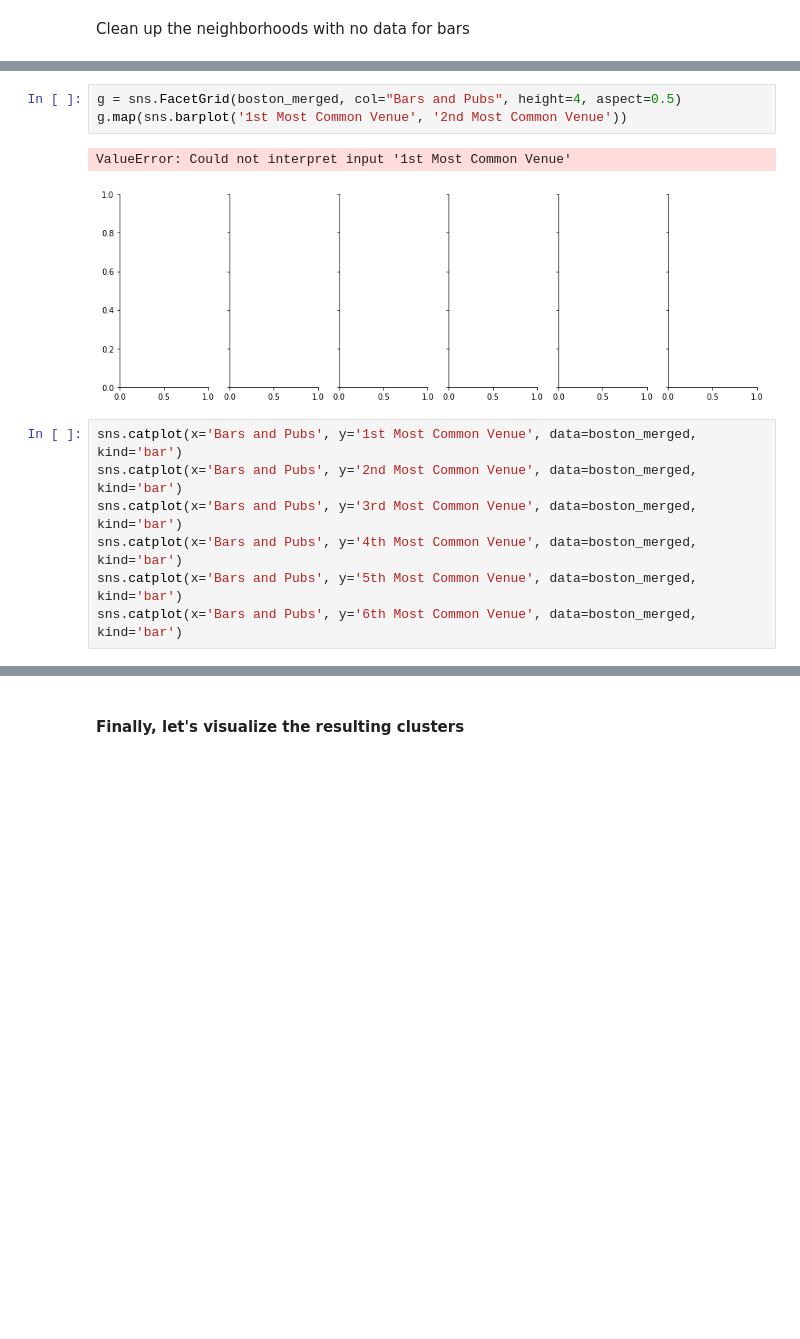
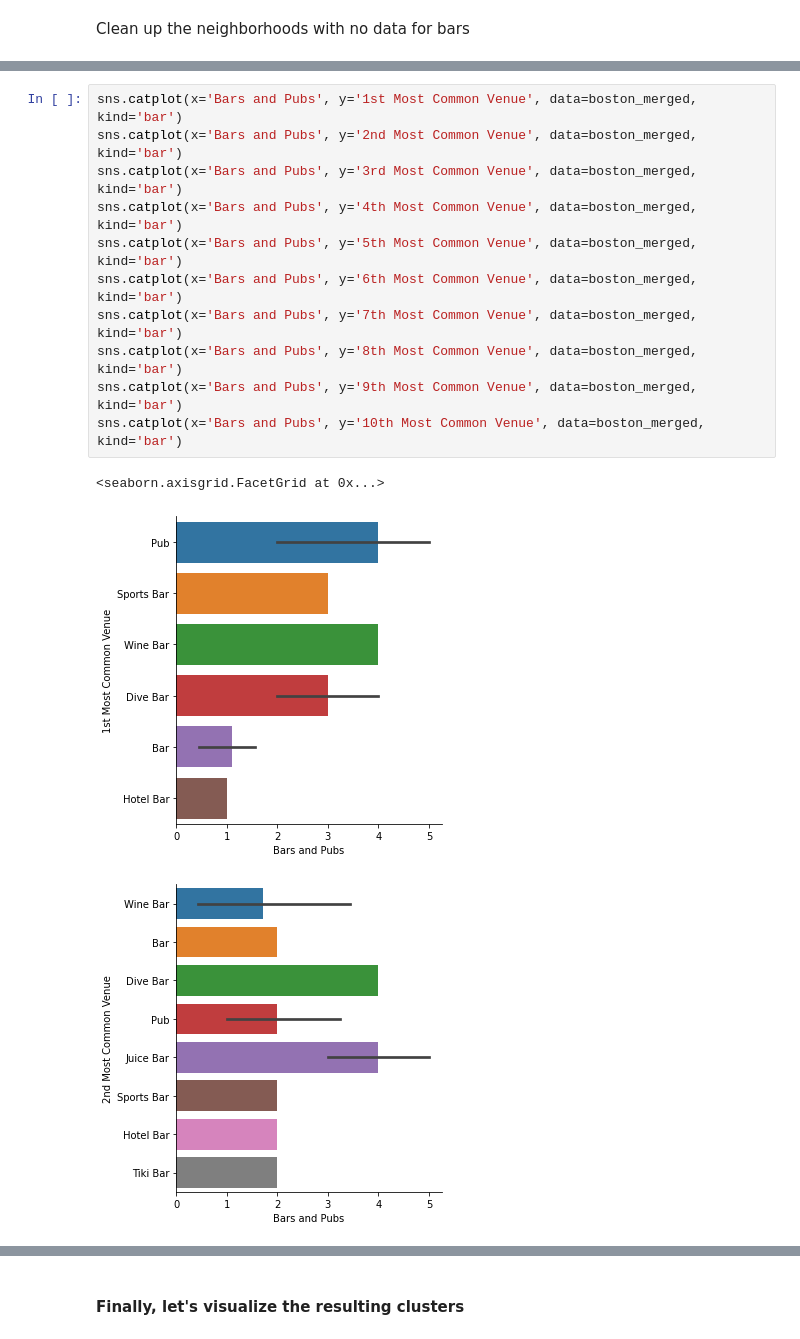
Before and after one commit to Ozzy878/Coursera_Capstone, a Jupyter notebook: Battle of the Neighborhoods/IBM_Final_CapstoneProject.ipynb, the cells around one changed output, grey strips where cells are left out. Saved outputs shown, nothing was run; the diff lists cells and outputs as text; blank space fills up the shorter version.

```diff
--- a/Battle of the Neighborhoods/IBM_Final_CapstoneProject.ipynb
+++ b/Battle of the Neighborhoods/IBM_Final_CapstoneProject.ipynb
@@ -633,16 +633,18 @@ boston_merged.head()
 | 3 | Longwood | 0.29 | 42.3367 | -71.0981 | 2.0 | Pub | Bar | ... |
 | 4 | Bay Village | 0.04 | 42.3488 | -71.0666 | 4.0 | Wine Bar | Dive Bar | ... |
 | 5 | Leather District | 0.02 | 42.3498 | -71.0584 | 4.0 | Dive Bar | Wine Bar | ... |
-# %%
-g = sns.FacetGrid(boston_merged, col="Bars and Pubs", height=4, aspect=0.5)
-g.map(sns.barplot('1st Most Common Venue', '2nd Most Common Venue'))
-# %% [output]
-ValueError: Could not interpret input '1st Most Common Venue'
-[figure, removed]
 # %%
 sns.catplot(x='Bars and Pubs', y='1st Most Common Venue', data=boston_merged, kind='bar')
 sns.catplot(x='Bars and Pubs', y='2nd Most Common Venue', data=boston_merged, kind='bar')
 sns.catplot(x='Bars and Pubs', y='3rd Most Common Venue', data=boston_merged, kind='bar')
 sns.catplot(x='Bars and Pubs', y='4th Most Common Venue', data=boston_merged, kind='bar')
 sns.catplot(x='Bars and Pubs', y='5th Most Common Venue', data=boston_merged, kind='bar')
 sns.catplot(x='Bars and Pubs', y='6th Most Common Venue', data=boston_merged, kind='bar')
+sns.catplot(x='Bars and Pubs', y='7th Most Common Venue', data=boston_merged, kind='bar')
+sns.catplot(x='Bars and Pubs', y='8th Most Common Venue', data=boston_merged, kind='bar')
+sns.catplot(x='Bars and Pubs', y='9th Most Common Venue', data=boston_merged, kind='bar')
+sns.catplot(x='Bars and Pubs', y='10th Most Common Venue', data=boston_merged, kind='bar')
+# %% [output]
+<seaborn.axisgrid.FacetGrid at 0x...>
+[figure, added]
+[figure, added]
```
Also changed, not shown: parts of 2 cells of this notebook.
